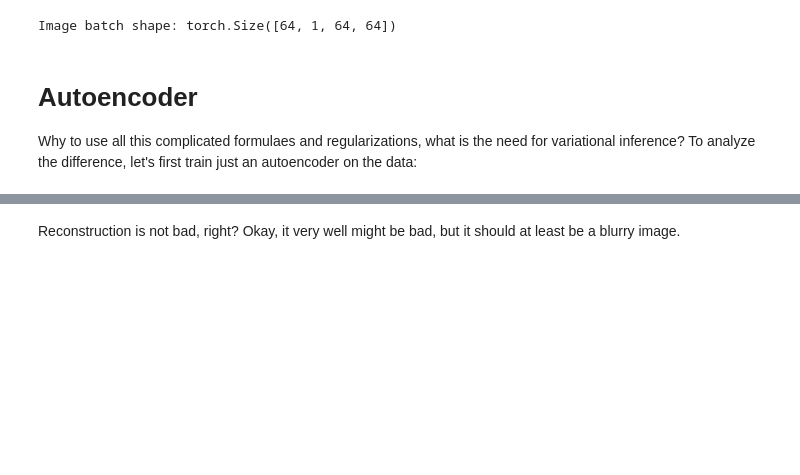
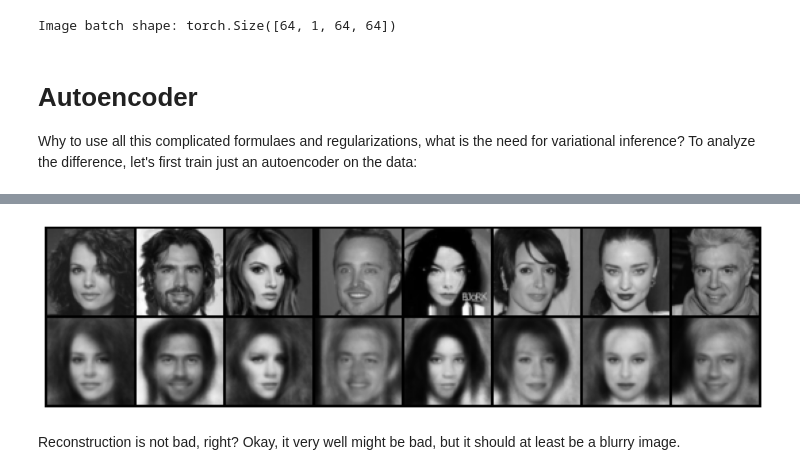
Before and after one commit to chenfengru/Practical-DeepLearning, a Jupyter notebook: week10_generative/week10_homework_vae.ipynb, the cells around one changed output, grey strips where cells are left out. Cells and saved outputs as stored; diff of their text form; code cells hidden in the pictures; blank space fills up the shorter version.

```diff
--- a/week10_generative/week10_homework_vae.ipynb
+++ b/week10_generative/week10_homework_vae.ipynb
@@ -151,19 +132,30 @@ class Autoencoder(nn.Module):
     def __init__(self):
         super(Autoencoder, self).__init__()
 
-        # YOUR CODE BELOW - write a convnet that
+        self.encoder = nn.Sequential(
+            nn.Flatten(),
+            nn.Linear(64 * 64, 512),
+            nn.ReLU(),
+            nn.Linear(512, dimZ)
+        )
 
-        self.encoder = <input: image x, output: mu and log-sigmas for z>
-        self.decoder = <input: latent code z, output: reconstructed image x'>
+        self.decoder = nn.Sequential(
+            nn.Linear(dimZ, 512),
+            nn.ReLU(),
+            nn.Linear(512, 64 * 64),
+            nn.Sigmoid(),
+            nn.Unflatten(1, (1, 64, 64))
+        )
+
+        for layer in self.modules():
+            if isinstance(layer, nn.Linear):
+                nn.init.xavier_uniform_(layer.weight)
+                nn.init.zeros_(layer.bias)
 
     def forward(self, x):
+        latent_code = self.encoder(x)
+        reconstruction = self.decoder(latent_code)
 
-        # YOUR CODE BELOW
 
-        mu, log_sigma = <...>
-        # note: use reparameterization trick, z = mu + randn_like(mu) * e ^ log_sigma
-        latent_code = <...>
-
-        reconstruction = <...>
 
         return reconstruction, latent_code
@@ -192,3 +235,21 @@ plt.imshow(make_grid(reconstruction, nrow=4).permute(1, 2, 0))
+# %%
+autoencoder.eval()
+
+images, _ = next(iter(val_loader))
+images = images[:8].to(device)
+
+with torch.no_grad():
+    reconstruction, z = autoencoder(images)
+
+comparison = torch.cat([images.cpu(), reconstruction.cpu()])
+grid = make_grid(comparison, nrow=8)
+
+plt.figure(figsize=(14, 4))
+plt.imshow(grid.permute(1, 2, 0))
+plt.axis("off")
+plt.show()
+# %% [output]
+[figure, added]
 # %% [markdown]
 Reconstruction is not bad, right?  Okay, it very well might be bad, but it should at least be a blurry image.
 # %% [markdown]
```
Also changed, not shown: parts of 23 cells of this notebook.
